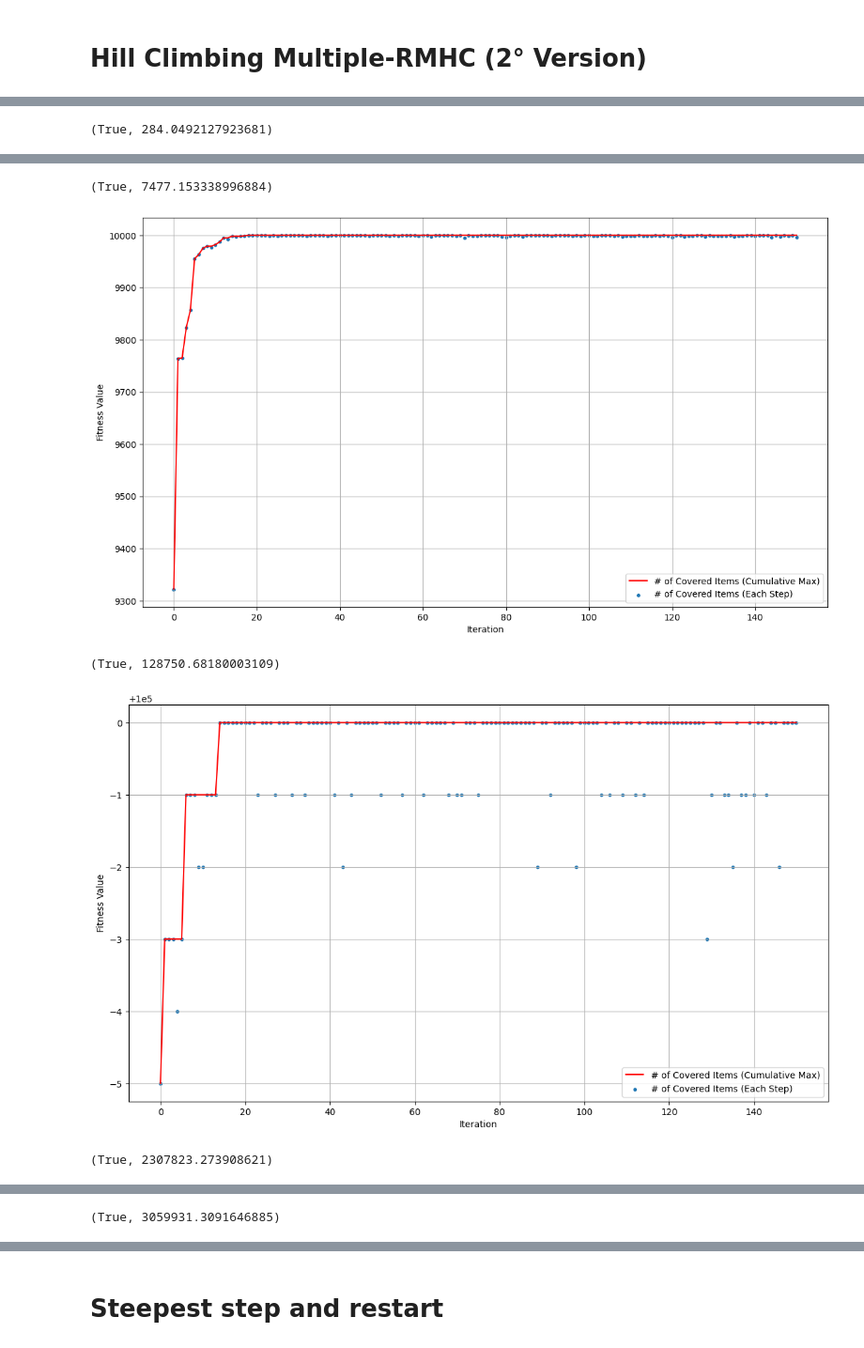
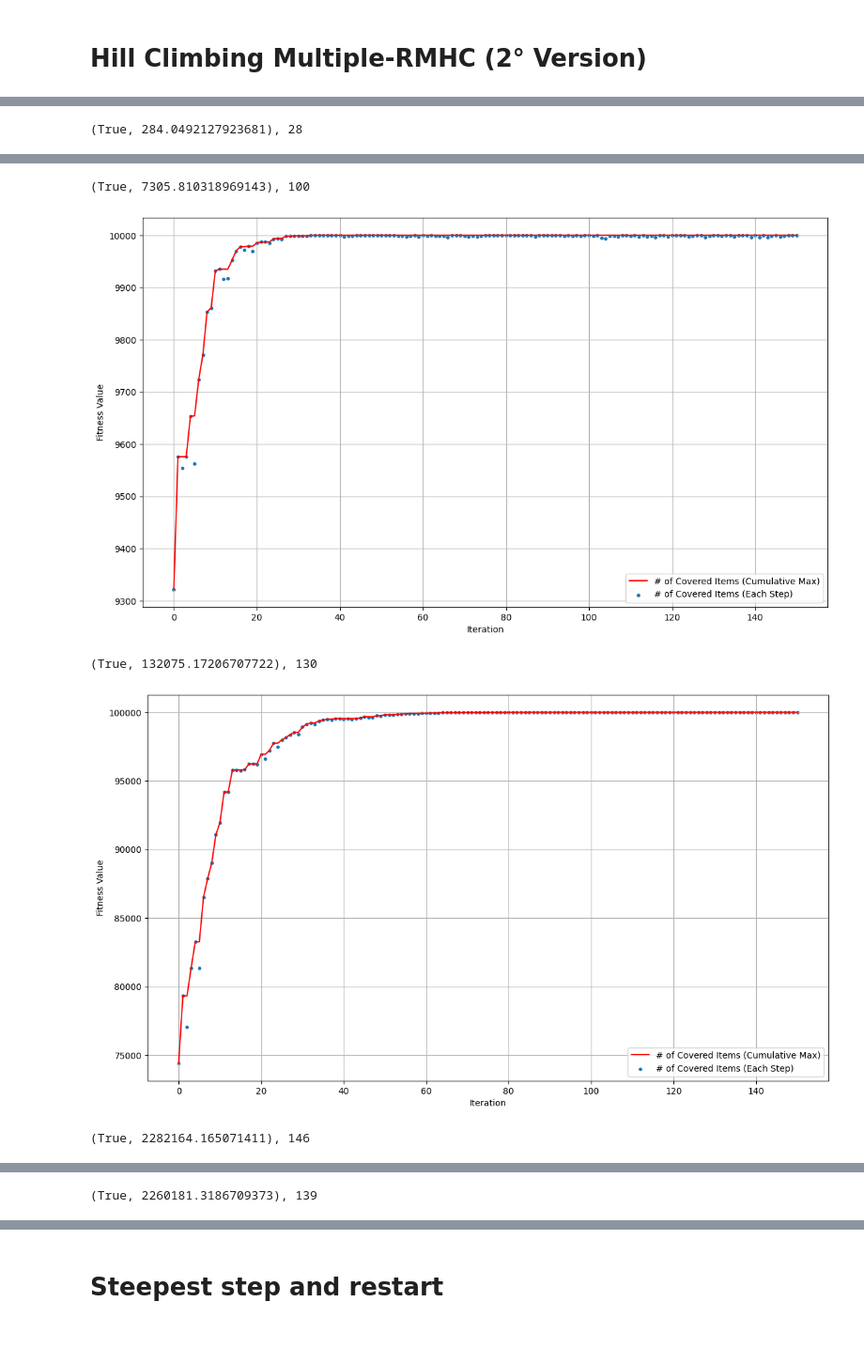
Before and after one commit to Gabriele-Raffaele/CI2024_lab1, a Jupyter notebook: lab1.ipynb, the cells around one changed output, grey strips where cells are left out. Shown at 94% size. Saved outputs shown, nothing was run; the diff lists cells and outputs as text; code cells hidden in the pictures.

```diff
--- a/lab1.ipynb
+++ b/lab1.ipynb
@@ -12,6 +12,7 @@ import math
 var_UNIVERSE_SIZE = [100, 1000, 10000, 100000, 100000, 100000]
 var_NUM_SETS = [10, 100, 1000, 10000, 10000, 10000]
 var_DENSITY = [0.2, 0.2, 0.2, 0.1, 0.2, 0.3]
+var_p = [0.01, 0.01, 0.01, 0.001, 0.001, 0.001]
 MAX_STEPS = 150
 SETS = None
 COSTS = None
@@ -114,19 +109,26 @@ def tweak1(solution):
     new_solution[index] = ~new_solution[index]
     return new_solution
 # %%
-def hill_climb(tweak, sp, f, plot):
-    solution = sp()
-    history = [f(solution)]
-    for _ in range(MAX_STEPS):
+def hill_climb(tweak, sp, f, plot, p):
+    solution = sp(p)
+    fitness = f(solution)
+    history = [fitness]
+    index = 0
+    max_index = 0
+    for i in range(MAX_STEPS):
+        index += 1
         new_solution = tweak(solution)
-        history.append(f(new_solution))
-        if f(new_solution) > f(solution):
+        fitness_new = f(new_solution)
+        history.append(fitness_new)
+        if fitness_new > fitness:
             solution = new_solution
+            max_index = index
+
     plot(history)
-    return solution
+    return (solution, max_index)
 # %%
 for universe_size, num_sets, density in zip(var_UNIVERSE_SIZE, var_NUM_SETS, var_DENSITY):
     generate_sets_and_cots(universe_size, num_sets, density)
-    solution = hill_climb(tweak1, starting_point, fitness, plotter)
-    print(f"({valid(solution)}, {cost(solution)})")
+    solution, step = hill_climb(tweak1, starting_point, fitness, plotter, 1)
+    print(f"({valid(solution)}, {cost(solution)}), {step}")
 # %% [output]
@@ -155,6 +157,6 @@ def tweak2(solution):
 # %%
 for universe_size, num_sets, density in zip(var_UNIVERSE_SIZE, var_NUM_SETS, var_DENSITY):
     generate_sets_and_cots(universe_size, num_sets, density)
-    solution = hill_climb(tweak2, starting_point, fitness, plotter)
-    print(f"({valid(solution)}, {cost(solution)})")
+    solution, max_index = hill_climb(tweak2, starting_point, fitness, plotter, 1)
+    print(f"({valid(solution)}, {cost(solution)}), {max_index}")
 # %% [output]
@@ -197,8 +199,8 @@ def tweak2_improved(solution):
 
     return new_solution
 # %%
-for universe_size, num_sets, density in zip(var_UNIVERSE_SIZE, var_NUM_SETS, var_DENSITY):
+for universe_size, num_sets, density, p in zip(var_UNIVERSE_SIZE, var_NUM_SETS, var_DENSITY, var_p):
     generate_sets_and_cots(universe_size, num_sets, density)
-    solution = hill_climb(tweak2_improved, starting_point_2, fitness_improved, plotter2)
-    print(f"({valid(solution)}, {cost(solution)})")
+    solution, max_index = hill_climb(tweak2_improved, starting_point, fitness_improved, plotter2, p)
+    print(f"({valid(solution)}, {cost(solution)}), {max_index}")
 # %% [output]
@@ -206 +208 @@ for universe_size, num_sets, density in zip(var_UNIVERSE_SIZE, var_NUM_SETS, var
-(True, 284.0492127923681)
+(True, 284.0492127923681), 28
@@ -208,5 +210,5 @@ for universe_size, num_sets, density in zip(var_UNIVERSE_SIZE, var_NUM_SETS, var
-(True, 7477.153338996884)
+(True, 7305.810318969143), 100
-[figure, old version]
+[figure, new version]
-(True, 128750.68180003109)
+(True, 132075.17206707722), 130
-[figure, old version]
+[figure, new version]
-(True, 2307823.273908621)
+(True, 2282164.165071411), 146
@@ -214 +216 @@ for universe_size, num_sets, density in zip(var_UNIVERSE_SIZE, var_NUM_SETS, var
-(True, 3059931.3091646885)
+(True, 2260181.3186709373), 139
```
Also changed, not shown: parts of 11 cells of this notebook.
